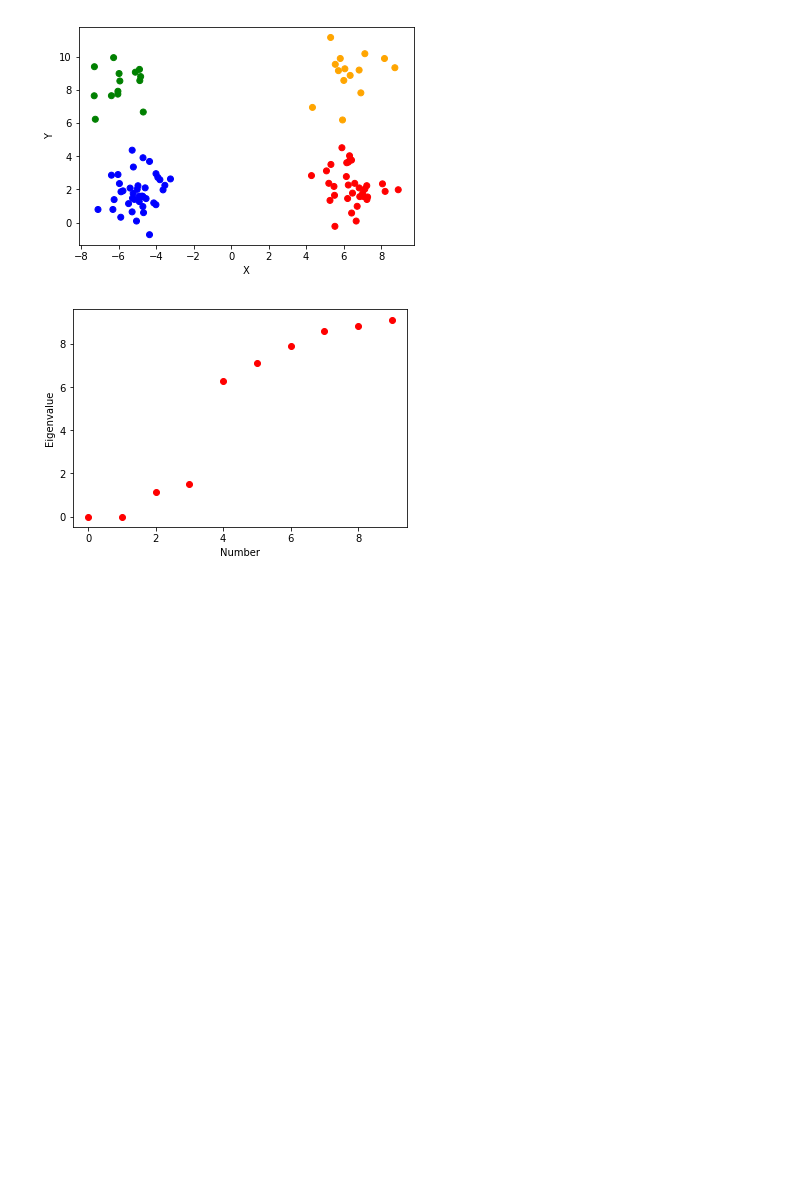
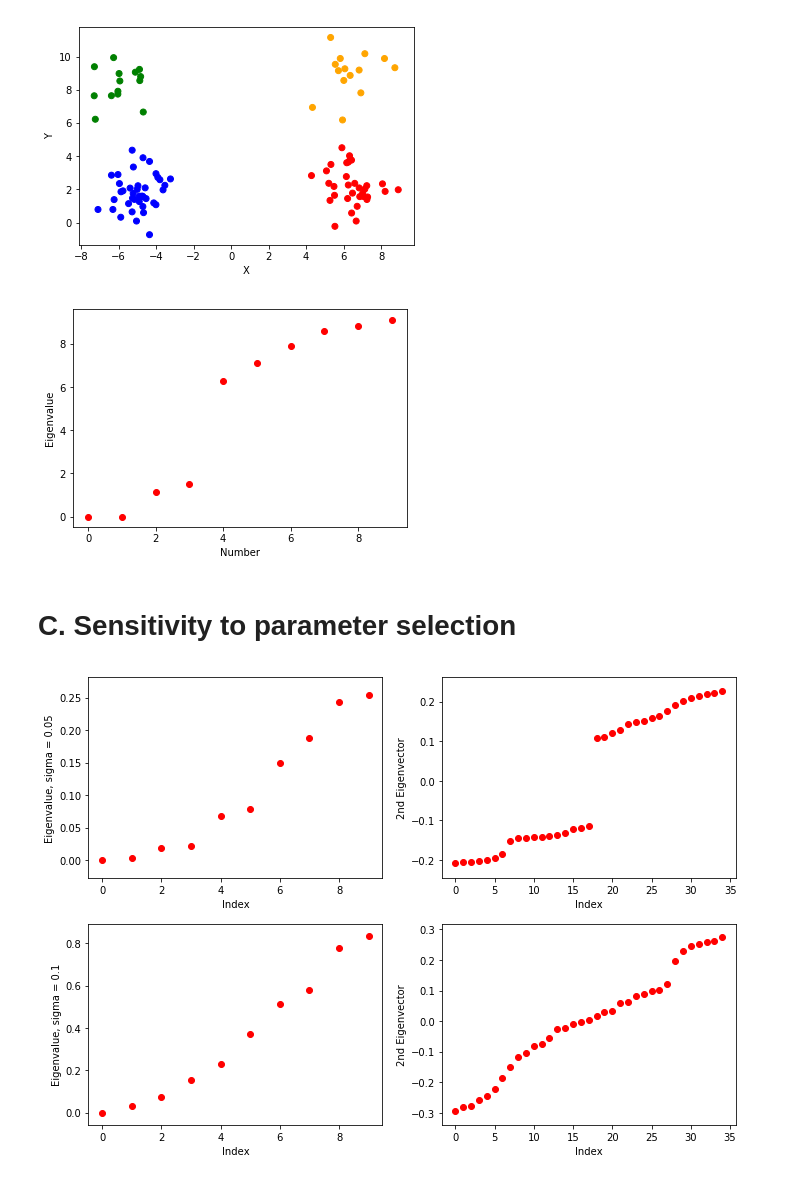
Before and after one commit to msarrias/spectral-clustering, a Jupyter notebook: playground.ipynb, the cells around one changed output. Drawn from its saved outputs; the diff is of its cells as text; code cells hidden in the pictures; blank space fills up the shorter version.

Commit message:
added sensitivity to parameter selection

```diff
--- a/playground.ipynb
+++ b/playground.ipynb
@@ -26,6 +26,7 @@ f.scatter_plot_data_set(half_moons_data[0], half_moons_data[1], color_clusters =
 # %% [markdown]
 ## i) Fully connected graph
 # %%
+small_sigma = 0.05
 W_half_moon = f.adjacency_matrix(half_moons_data[0], sigma=0.05)
 # %%
 #create graph
@@ -36,8 +37,9 @@ f.plot_Graph(hm, nodes_position, title = '',alpha=0.3, output_file_name="fully_c
 [figure]
 # %%
 eigenvalues_m, eigenvectors_m = la.eig(f.unnormalized_graph_Laplacian(W_half_moon))
+eigenvalues_m=eigenvalues_m.real
+rearrangedEvalsVecs_moon_data = sorted(zip(eigenvalues_m,eigenvectors_m.T),key=lambda x: x[0])
 eigenvalues_m.sort()
-eigenvalues_m=eigenvalues_m.real
 # %%
 plt.scatter([i for i in range(10)], eigenvalues_m[0:10],c="red")
 plt.xlabel ('Number')
@@ -280,3 +282,49 @@ plt.ylabel ('Eigenvalue')
 plt.show()
 # %% [output]
 [figure]
+# %% [markdown]
+# C. Sensitivity to parameter selection
+# %%
+large_sigma = 0.1
+W_half_moon_large_sigma = f.adjacency_matrix(half_moons_data[0], sigma=large_sigma)
+eigenvalues_large_sigma, eigenvectors_large_sigma = la.eig(
+    f.unnormalized_graph_Laplacian(W_half_moon_large_sigma))
+eigenvalues_large_sigma=eigenvalues_large_sigma.real
+rearrangedEvalsVecs_moon_data_large_sigma = sorted(
+    zip(eigenvalues_large_sigma,eigenvectors_large_sigma.T),key=lambda x: x[0])
+eigenvalues_large_sigma.sort()
+# %%
+fig = plt.figure(figsize=(10, 7))
+
+plt.subplot(2, 2, 1)
+plt.tight_layout()
+
+plt.scatter([i for i in range(10)], eigenvalues_m[0:10],c="red")
+plt.xlabel ('Index')
+ylabel = "Eigenvalue, sigma = " +str(small_sigma)
+plt.ylabel (ylabel)
+
+plt.subplot(2, 2, 2)
+plt.tight_layout()
+plt.scatter([i for i in range(len(rearrangedEvalsVecs_moon_data))],
+            sorted(rearrangedEvalsVecs_moon_data[1][1]), c="red")
+plt.xlabel ('Index')
+plt.ylabel ('2nd Eigenvector')
+
+plt.subplot(2, 2, 3)
+plt.tight_layout()
+plt.scatter([i for i in range(10)], eigenvalues_large_sigma[0:10],c="red")
+plt.xlabel ('Index')
+ylabel = "Eigenvalue, sigma = " +str(large_sigma)
+plt.ylabel (ylabel)
+
+plt.subplot(2, 2, 4)
+plt.tight_layout()
+plt.tight_layout()
+plt.scatter([i for i in range(len(rearrangedEvalsVecs_moon_data_large_sigma))],
+            sorted(rearrangedEvalsVecs_moon_data_large_sigma[1][1]), c="red")
+plt.xlabel ('Index')
+plt.ylabel ('2nd Eigenvector')
+plt.show()
+# %% [output]
+[figure, added]
```
Also changed, not shown: parts of 1 cell of this notebook.
